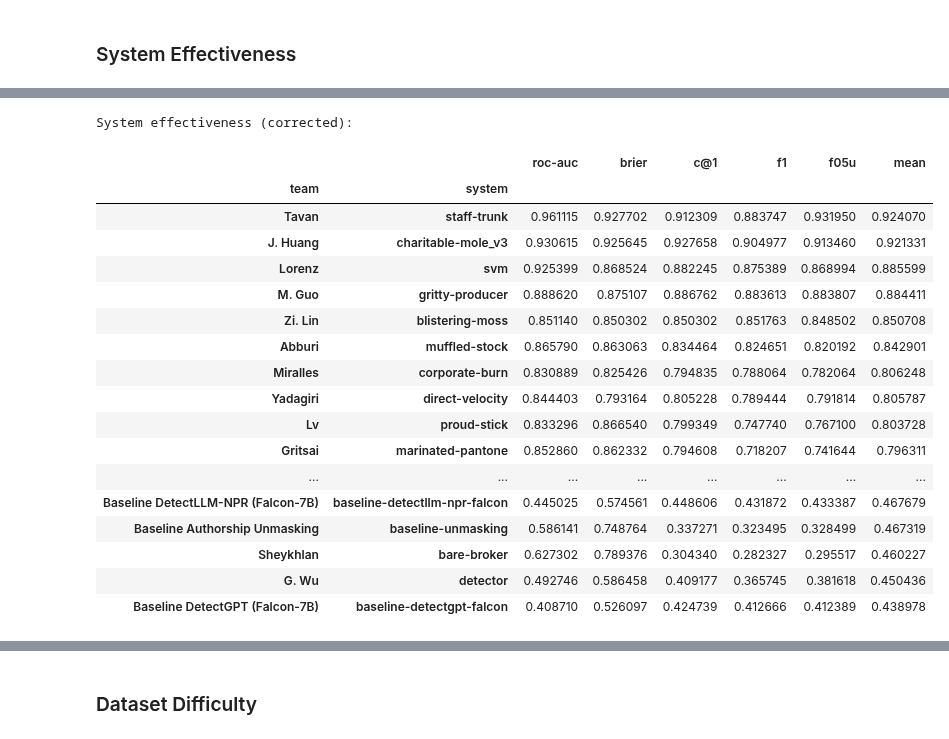
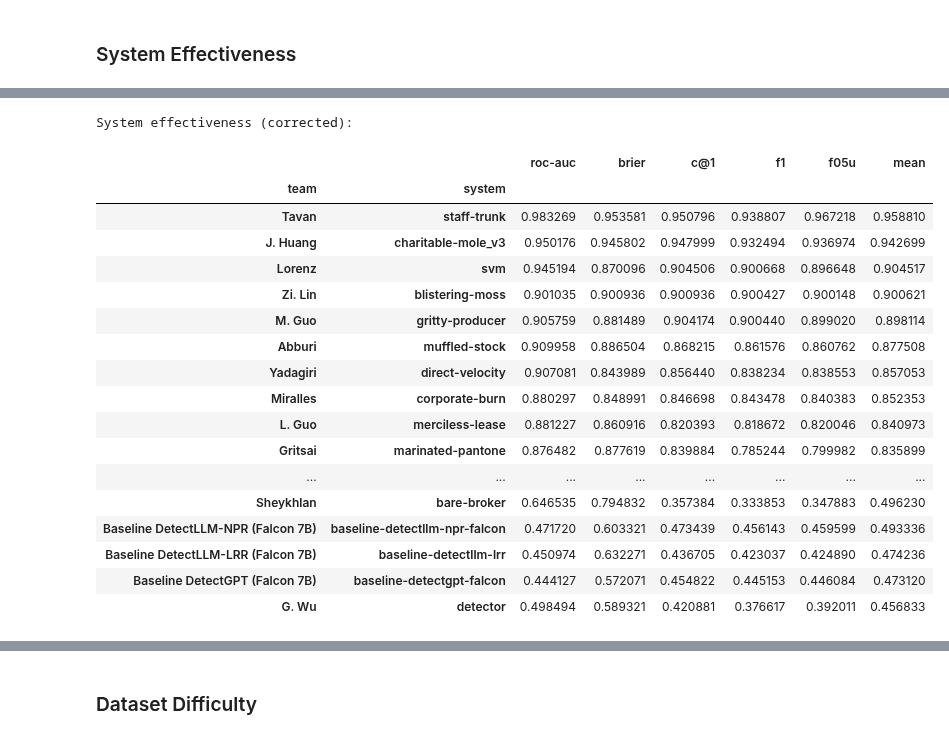
Before and after one commit to pan-webis-de/pan24-generative-ai-authorship-verification, a Jupyter notebook: pan24_task_eval/pan24-generative-authorship-evaluation.ipynb, the cells around one changed output, grey strips where cells are left out. Saved outputs shown, nothing was run; the diff lists cells and outputs as text; code cells hidden in the pictures.

```diff
--- a/pan24_task_eval/pan24-generative-authorship-evaluation.ipynb
+++ b/pan24_task_eval/pan24-generative-authorship-evaluation.ipynb
@@ -395,6 +395,6 @@ System effectiveness (uncorrected):
 | G. Wu | detector | 0.556914 | 0.634686 | 0.476957 | 0.431029 | 0.446000 | 0.509143 |
 # %%
-df_system_std = df.groupby(['team', 'system']).std().sort_values('mean')
+df_system_std = df.query('category == "main"').groupby(['team', 'system']).std().sort_values('mean')
 print('System effectiveness standard deviation:')
 df_system_std
 # %% [output]
@@ -431,30 +420,30 @@ plt.show()
 # %%
 df_system_mean_adjusted = (df_system_mean - 0.5 * df_system_std).clip(0)
 df_system_mean_adjusted = df_system_mean_adjusted.sort_values('mean', ascending=False)
 df_system_mean_adjusted.to_csv('../data/eval-figures/system-effectiveness-adjusted.csv')
 
-df_system_mean_adjusted.reset_index()[['team', 'mean']].to_latex(open('../data/eval-figures/system-effectiveness-adjusted.tex', 'w'), float_format='%.3f', index=False)
+df_system_mean_adjusted.reset_index().to_latex(open('../data/eval-figures/system-effectiveness-adjusted.tex', 'w'), float_format='%.3f', index=False)
 df_system_mean_adjusted.reset_index().to_html(open('../data/eval-figures/system-effectiveness-adjusted.html', 'w'), float_format='%.3f', index=False)
 
 print('System effectiveness (corrected):')
 df_system_mean_adjusted
 # %% [output]
 System effectiveness (corrected):
 |  |  | roc-auc | brier | c@1 | f1 | f05u | mean |
 | team | system |  |  |  |  |  |  |
-| Tavan | staff-trunk | 0.961115 | 0.927702 | 0.912309 | 0.883747 | 0.931950 | 0.924070 |
-| J. Huang | charitable-mole_v3 | 0.930615 | 0.925645 | 0.927658 | 0.904977 | 0.913460 | 0.921331 |
-| Lorenz | svm | 0.925399 | 0.868524 | 0.882245 | 0.875389 | 0.868994 | 0.885599 |
-| M. Guo | gritty-producer | 0.888620 | 0.875107 | 0.886762 | 0.883613 | 0.883807 | 0.884411 |
-| Zi. Lin | blistering-moss | 0.851140 | 0.850302 | 0.850302 | 0.851763 | 0.848502 | 0.850708 |
-| Abburi | muffled-stock | 0.865790 | 0.863063 | 0.834464 | 0.824651 | 0.820192 | 0.842901 |
-| Miralles | corporate-burn | 0.830889 | 0.825426 | 0.794835 | 0.788064 | 0.782064 | 0.806248 |
-| Yadagiri | direct-velocity | 0.844403 | 0.793164 | 0.805228 | 0.789444 | 0.791814 | 0.805787 |
-| Lv | proud-stick | 0.833296 | 0.866540 | 0.799349 | 0.747740 | 0.767100 | 0.803728 |
-| Gritsai | marinated-pantone | 0.852860 | 0.862332 | 0.794608 | 0.718207 | 0.741644 | 0.796311 |
+| Tavan | staff-trunk | 0.983269 | 0.953581 | 0.950796 | 0.938807 | 0.967218 | 0.958810 |
+| J. Huang | charitable-mole_v3 | 0.950176 | 0.945802 | 0.947999 | 0.932494 | 0.936974 | 0.942699 |
+| Lorenz | svm | 0.945194 | 0.870096 | 0.904506 | 0.900668 | 0.896648 | 0.904517 |
+| Zi. Lin | blistering-moss | 0.901035 | 0.900936 | 0.900936 | 0.900427 | 0.900148 | 0.900621 |
+| M. Guo | gritty-producer | 0.905759 | 0.881489 | 0.904174 | 0.900440 | 0.899020 | 0.898114 |
+| Abburi | muffled-stock | 0.909958 | 0.886504 | 0.868215 | 0.861576 | 0.860762 | 0.877508 |
+| Yadagiri | direct-velocity | 0.907081 | 0.843989 | 0.856440 | 0.838234 | 0.838553 | 0.857053 |
+| Miralles | corporate-burn | 0.880297 | 0.848991 | 0.846698 | 0.843478 | 0.840383 | 0.852353 |
+| L. Guo | merciless-lease | 0.881227 | 0.860916 | 0.820393 | 0.818672 | 0.820046 | 0.840973 |
+| Gritsai | marinated-pantone | 0.876482 | 0.877619 | 0.839884 | 0.785244 | 0.799982 | 0.835899 |
 | ... | ... | ... | ... | ... | ... | ... | ... |
-| Baseline DetectLLM-NPR (Falcon-7B) | baseline-detectllm-npr-falcon | 0.445025 | 0.574561 | 0.448606 | 0.431872 | 0.433387 | 0.467679 |
-| Baseline Authorship Unmasking | baseline-unmasking | 0.586141 | 0.748764 | 0.337271 | 0.323495 | 0.328499 | 0.467319 |
-| Sheykhlan | bare-broker | 0.627302 | 0.789376 | 0.304340 | 0.282327 | 0.295517 | 0.460227 |
-| G. Wu | detector | 0.492746 | 0.586458 | 0.409177 | 0.365745 | 0.381618 | 0.450436 |
-| Baseline DetectGPT (Falcon-7B) | baseline-detectgpt-falcon | 0.408710 | 0.526097 | 0.424739 | 0.412666 | 0.412389 | 0.438978 |
+| Sheykhlan | bare-broker | 0.646535 | 0.794832 | 0.357384 | 0.333853 | 0.347883 | 0.496230 |
+| Baseline DetectLLM-NPR (Falcon 7B) | baseline-detectllm-npr-falcon | 0.471720 | 0.603321 | 0.473439 | 0.456143 | 0.459599 | 0.493336 |
+| Baseline DetectLLM-LRR (Falcon 7B) | baseline-detectllm-lrr | 0.450974 | 0.632271 | 0.436705 | 0.423037 | 0.424890 | 0.474236 |
+| Baseline DetectGPT (Falcon 7B) | baseline-detectgpt-falcon | 0.444127 | 0.572071 | 0.454822 | 0.445153 | 0.446084 | 0.473120 |
+| G. Wu | detector | 0.498494 | 0.589321 | 0.420881 | 0.376617 | 0.392011 | 0.456833 |
```
Also changed, not shown: parts of 15 cells of this notebook.
